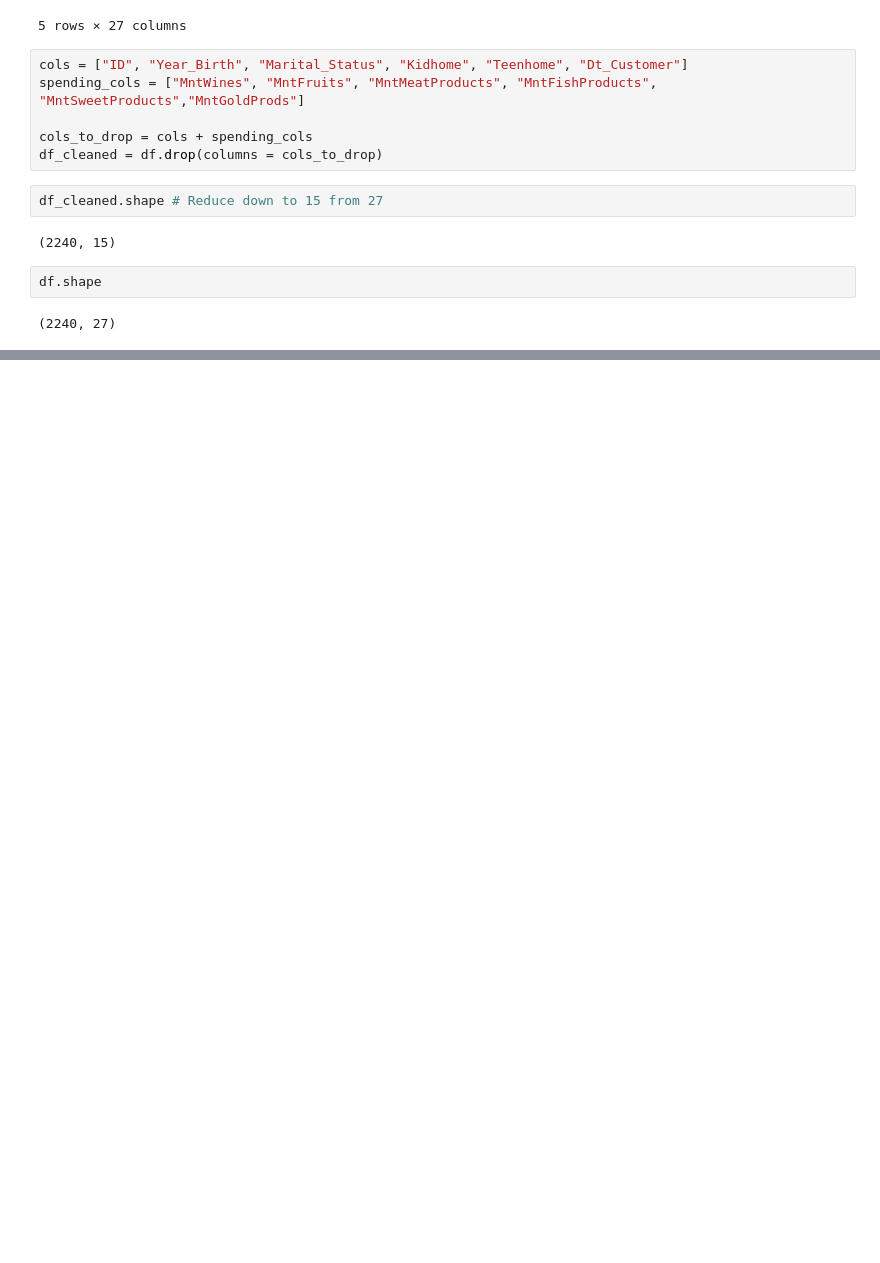
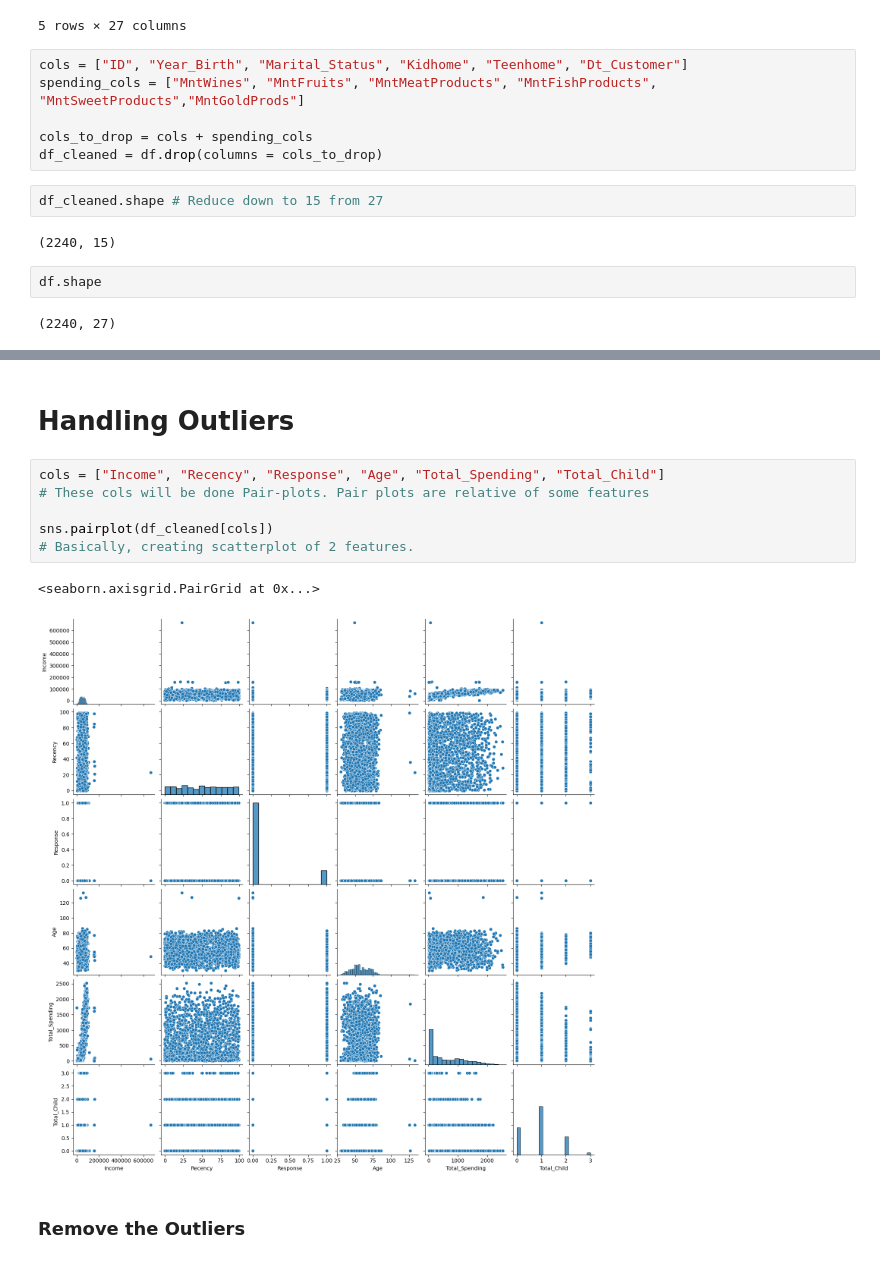
Before and after one commit to jay-0510/AI-ML-Algorithms, a Jupyter notebook: SmartCart/smartcart.ipynb, the cells around one changed output, grey strips where cells are left out. Drawn from its saved outputs; the diff is of its cells as text; blank space fills up the shorter version.

Commit message:
feat: add handling outlier in smartcart

```diff
--- a/SmartCart/smartcart.ipynb
+++ b/SmartCart/smartcart.ipynb
@@ -195,0 +205,13 @@ df.shape
+# %% [markdown]
+# Handling Outliers
+# %%
+cols = ["Income", "Recency", "Response", "Age", "Total_Spending", "Total_Child"]
+# These cols will be done Pair-plots. Pair plots are relative of some features
+
+sns.pairplot(df_cleaned[cols])
+# Basically, creating scatterplot of 2 features.
+# %% [output]
+<seaborn.axisgrid.PairGrid at 0x...>
+[figure, added]
+# %% [markdown]
+### Remove the Outliers
```
Also changed, not shown: parts of 2 cells of this notebook.
